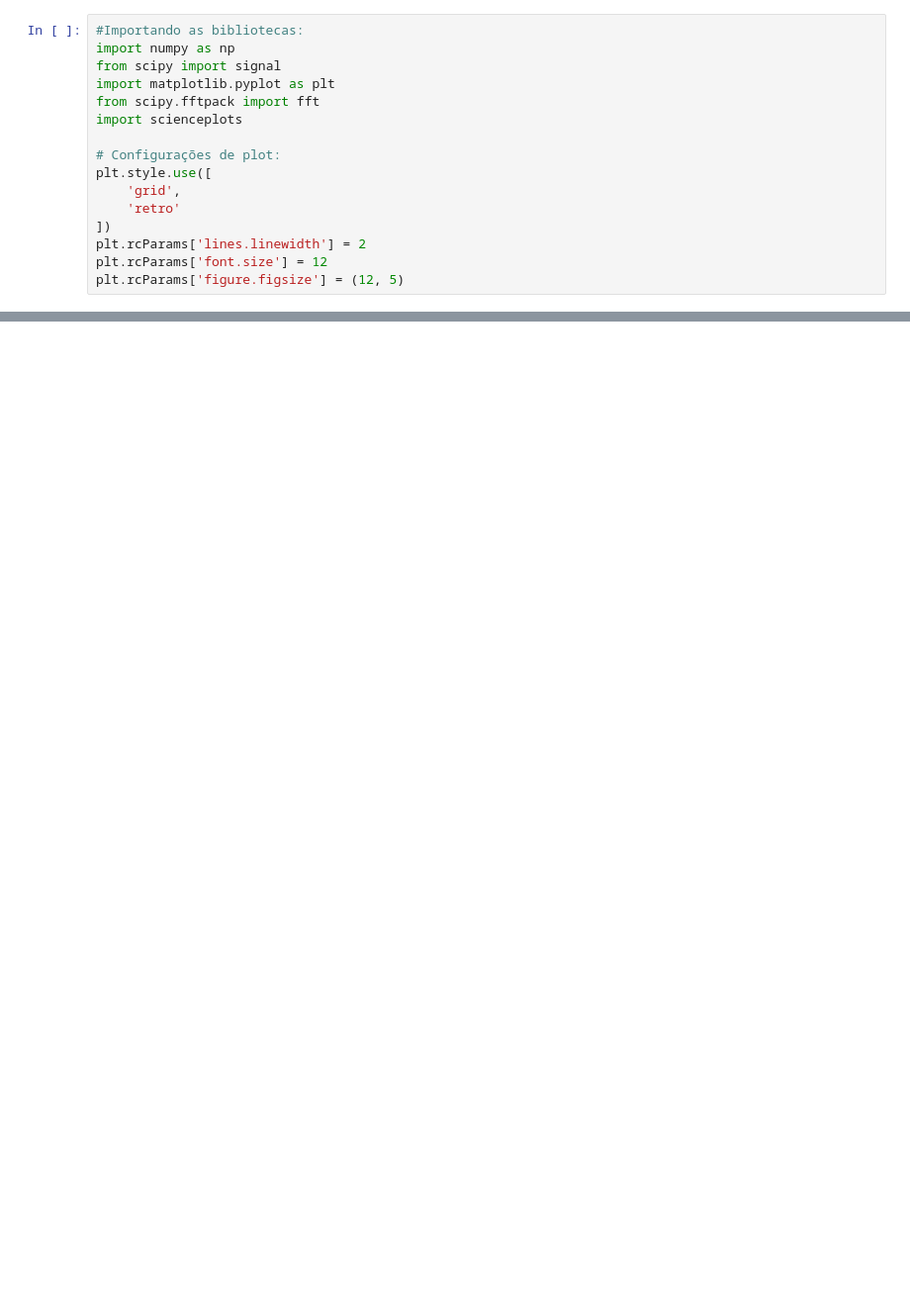
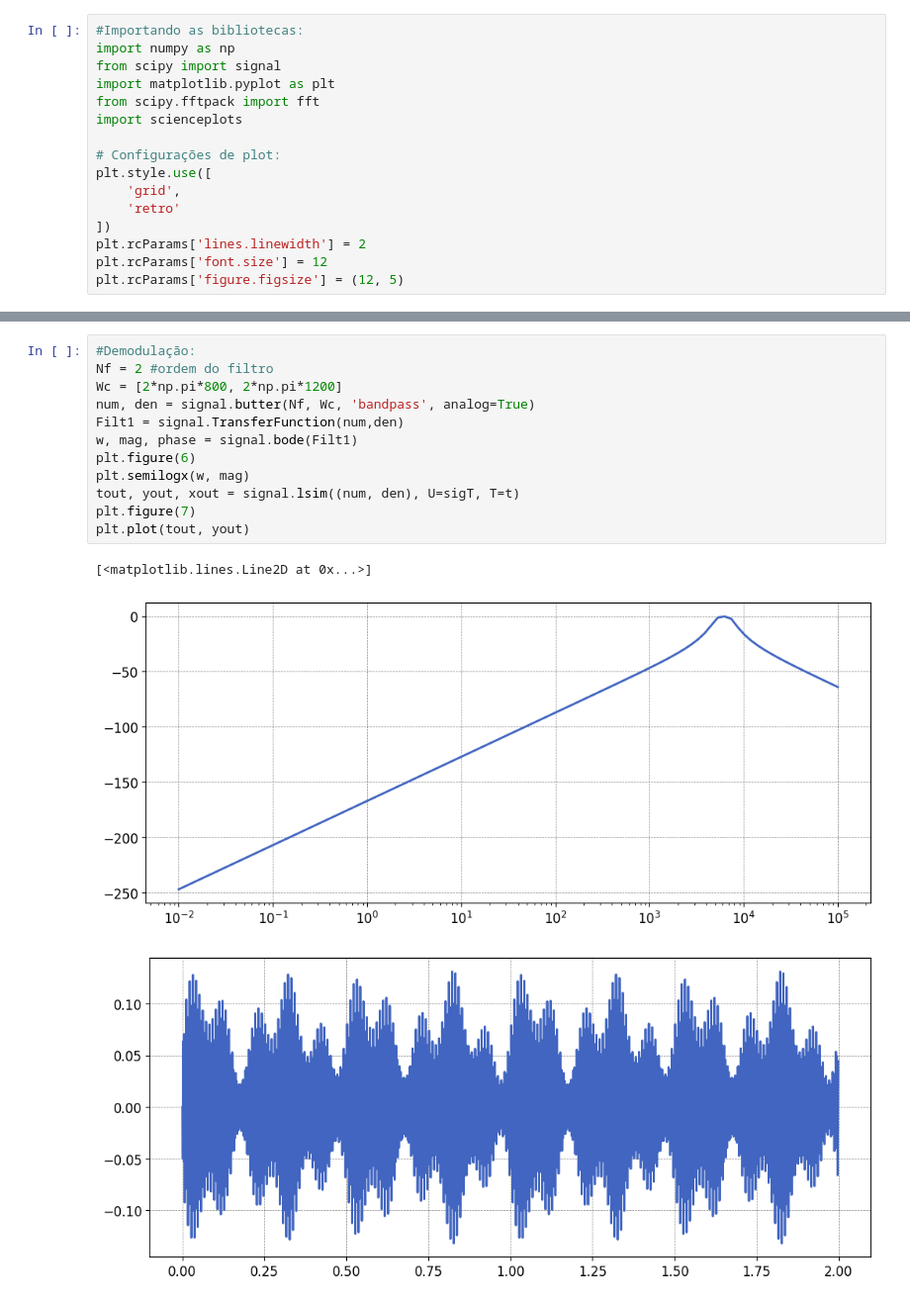
Before and after one commit to ErickNMA/Inst._Ind., a Jupyter notebook: Atividade_3/modulacao.ipynb, the cells around one changed output, grey strips where cells are left out. Shown at 99% size. Saved outputs shown, nothing was run; the diff lists cells and outputs as text; blank space fills up the shorter version.

```diff
--- a/Atividade_3/modulacao.ipynb
+++ b/Atividade_3/modulacao.ipynb
@@ -44,0 +56,16 @@ plt.grid()
+# %%
+#Demodulação:
+Nf = 2 #ordem do filtro
+Wc = [2*np.pi*800, 2*np.pi*1200]
+num, den = signal.butter(Nf, Wc, 'bandpass', analog=True)
+Filt1 = signal.TransferFunction(num,den)
+w, mag, phase = signal.bode(Filt1)
+plt.figure(6)
+plt.semilogx(w, mag)
+tout, yout, xout = signal.lsim((num, den), U=sigT, T=t)
+plt.figure(7)
+plt.plot(tout, yout)
+# %% [output]
+[<matplotlib.lines.Line2D at 0x...>]
+[figure, added]
+[figure, added]
```
Also changed, not shown: parts of 4 cells of this notebook, 3 other files.
